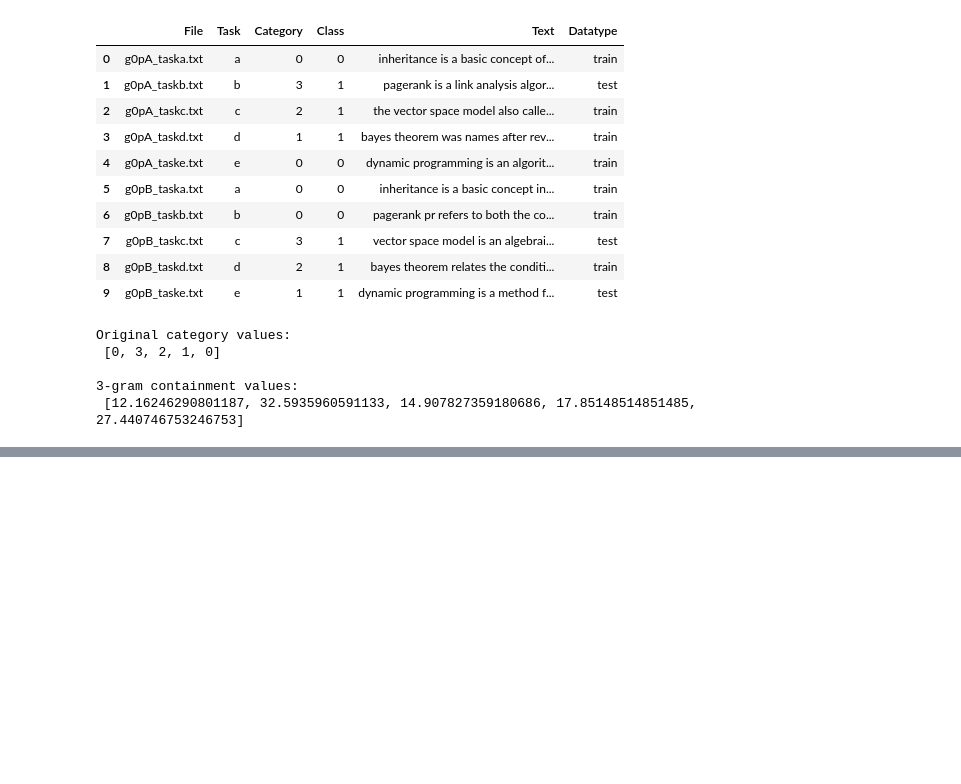
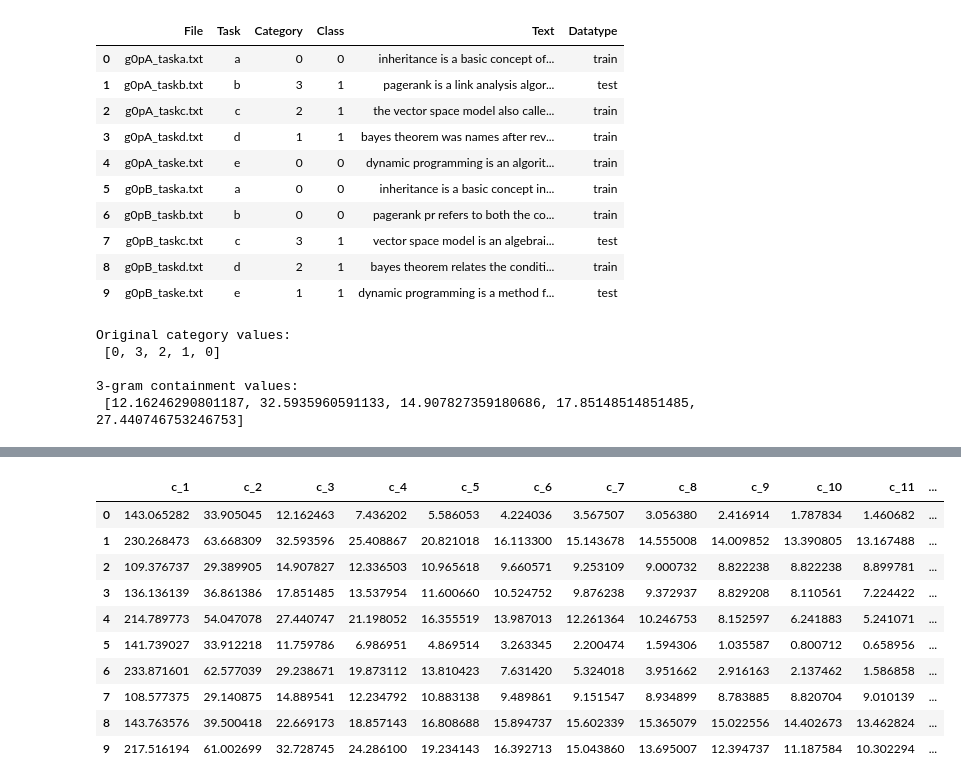
Before and after one commit to Inventrohyder/CS110, a Jupyter notebook: Assignments/cs110_assignment_6/feature_engineering.ipynb, the cells around one changed output, grey strips where cells are left out. Saved outputs shown, nothing was run; the diff lists cells and outputs as text; code cells hidden in the pictures; blank space fills up the shorter version.

```diff
--- a/Assignments/cs110_assignment_6/feature_engineering.ipynb
+++ b/Assignments/cs110_assignment_6/feature_engineering.ipynb
@@ -391,0 +442,34 @@ Original category values:
+# %%
+# Define an ngram range
+ngram_range = range(1,20)
+
+
+# The following code may take a minute to run, depending on your ngram_range
+"""
+DON'T MODIFY ANYTHING IN THIS CELL THAT IS BELOW THIS LINE
+"""
+features_list = []
+
+# Create features in a features_df
+all_features = np.zeros((len(ngram_range)+1, len(complete_df)))
+
+# Calculate features for containment for ngrams in range
+i=0
+for n in ngram_range:
+    column_name = 'c_'+str(n)
+    features_list.append(column_name)
+    # create containment features
+    all_features[i]=np.squeeze(create_containment_features(complete_df, n))
+    i+=1
+
+# Calculate features for LCS_Norm Words
+features_list.append('lcs_word')
+all_features[i]= np.squeeze(create_lcs_features(complete_df))
+
+# create a features dataframe
+features_df = pd.DataFrame(np.transpose(all_features), columns=features_list)
+
+# Print all features/columns
+print()
+print('Features: ', features_list)
+print()
@@ -391,0 +494,15 @@ Original category values:
+# %%
+# print some results
+features_df.head(10)
+# %% [output]
+|  | c_1 | c_2 | c_3 | c_4 | c_5 | c_6 | c_7 | c_8 | c_9 | c_10 | c_11 | ... |
+| 0 | 143.065282 | 33.905045 | 12.162463 | 7.436202 | 5.586053 | 4.224036 | 3.567507 | 3.056380 | 2.416914 | 1.787834 | 1.460682 | ... |
+| 1 | 230.268473 | 63.668309 | 32.593596 | 25.408867 | 20.821018 | 16.113300 | 15.143678 | 14.555008 | 14.009852 | 13.390805 | 13.167488 | ... |
+| 2 | 109.376737 | 29.389905 | 14.907827 | 12.336503 | 10.965618 | 9.660571 | 9.253109 | 9.000732 | 8.822238 | 8.822238 | 8.899781 | ... |
+| 3 | 136.136139 | 36.861386 | 17.851485 | 13.537954 | 11.600660 | 10.524752 | 9.876238 | 9.372937 | 8.829208 | 8.110561 | 7.224422 | ... |
+| 4 | 214.789773 | 54.047078 | 27.440747 | 21.198052 | 16.355519 | 13.987013 | 12.261364 | 10.246753 | 8.152597 | 6.241883 | 5.241071 | ... |
+| 5 | 141.739027 | 33.912218 | 11.759786 | 6.986951 | 4.869514 | 3.263345 | 2.200474 | 1.594306 | 1.035587 | 0.800712 | 0.658956 | ... |
+| 6 | 233.871601 | 62.577039 | 29.238671 | 19.873112 | 13.810423 | 7.631420 | 5.324018 | 3.951662 | 2.916163 | 2.137462 | 1.586858 | ... |
+| 7 | 108.577375 | 29.140875 | 14.889541 | 12.234792 | 10.883138 | 9.489861 | 9.151547 | 8.934899 | 8.783885 | 8.820704 | 9.010139 | ... |
+| 8 | 143.763576 | 39.500418 | 22.669173 | 18.857143 | 16.808688 | 15.894737 | 15.602339 | 15.365079 | 15.022556 | 14.402673 | 13.462824 | ... |
+| 9 | 217.516194 | 61.002699 | 32.728745 | 24.286100 | 19.234143 | 16.392713 | 15.043860 | 13.695007 | 12.394737 | 11.187584 | 10.302294 | ... |
```
Also changed, not shown: parts of 2 cells of this notebook.
